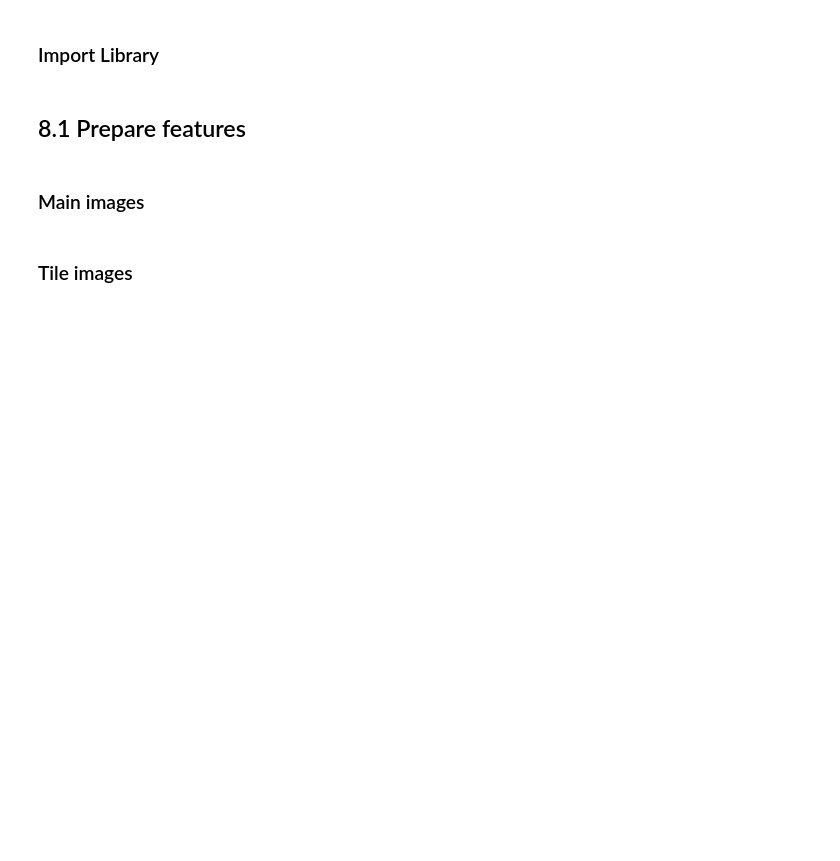
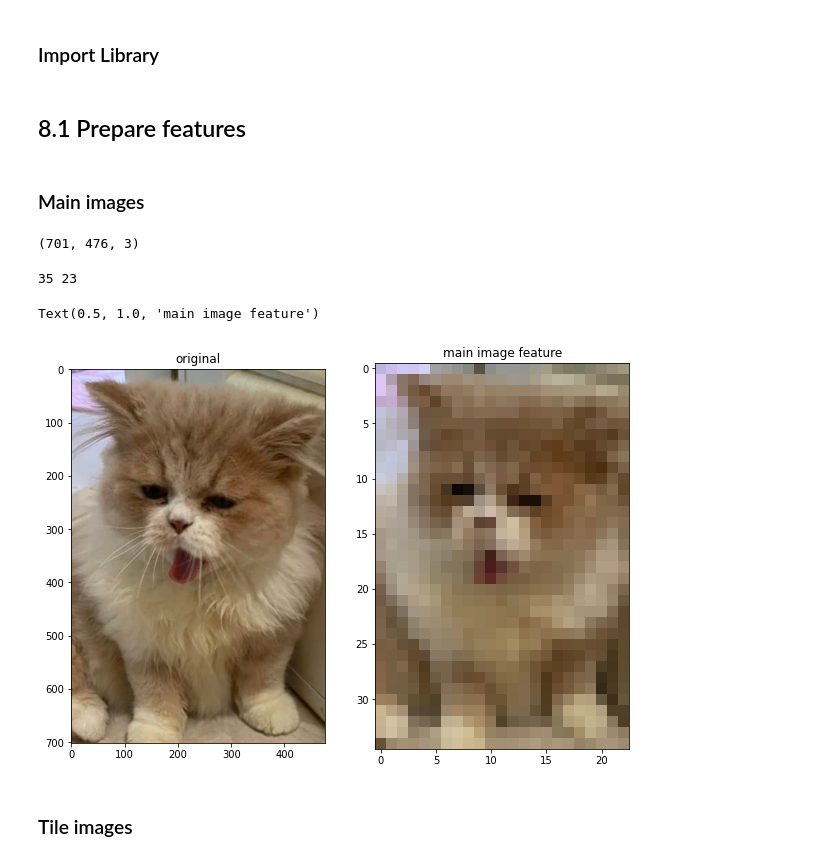
Before and after one commit to LittleLunar/image-processing-class, a Jupyter notebook: src/activity8.ipynb, the cells around one changed output. Cells and saved outputs as stored; diff of their text form; code cells hidden in the pictures; blank space fills up the shorter version.

```diff
--- a/src/activity8.ipynb
+++ b/src/activity8.ipynb
@@ -13,4 +13,7 @@ from scipy import spatial
 ### Main images
 # %%
 # Load main image
-main_image = cv2.imread('')
+main_image = cv2.cvtColor(cv2.imread('./assets/images/groupImage.jpg'), cv2.COLOR_BGR2RGB)
+print(main_image.shape)
+# %% [output]
+(701, 476, 3)
@@ -23,3 +20,29 @@ tile_size = (height, width) = main_image.shape[:2]
+# %%
+# Define tile size
+tile_size = (20, 20)
+feature_height = int(main_image.shape[0] // tile_size[0])
+feature_width = int(main_image.shape[1] // tile_size[1])
+print(feature_height, feature_width)
+# %% [output]
+35 23
+# %%
+main_image_feature = np.zeros(shape=(feature_height, feature_width, 3), dtype=np.uint8)
+# Create main image feature grid of subimage
+for i in range(feature_height):
+  for j in range(feature_width):
+    main_image_feature[i,j] = main_image[i*tile_size[0] : (i+1)*tile_size[0], j*tile_size[1]: (j+1)*tile_size[1]].mean(axis=(0,1))
+# Calculate average (mean) color of each subimage with tile_size
+
+plt.figure(figsize=(10,10))
+plt.subplot(1,2, 1)
+plt.imshow(main_image)
+plt.title("original")
+plt.subplot(1,2,2)
+plt.imshow(main_image_feature)
+plt.title("main image feature")
+# %% [output]
+Text(0.5, 1.0, 'main image feature')
+[figure, added]
 # %% [markdown]
 ### Tile images
 # %%
```
Also changed, not shown: parts of 8 cells of this notebook, 1 other file.
